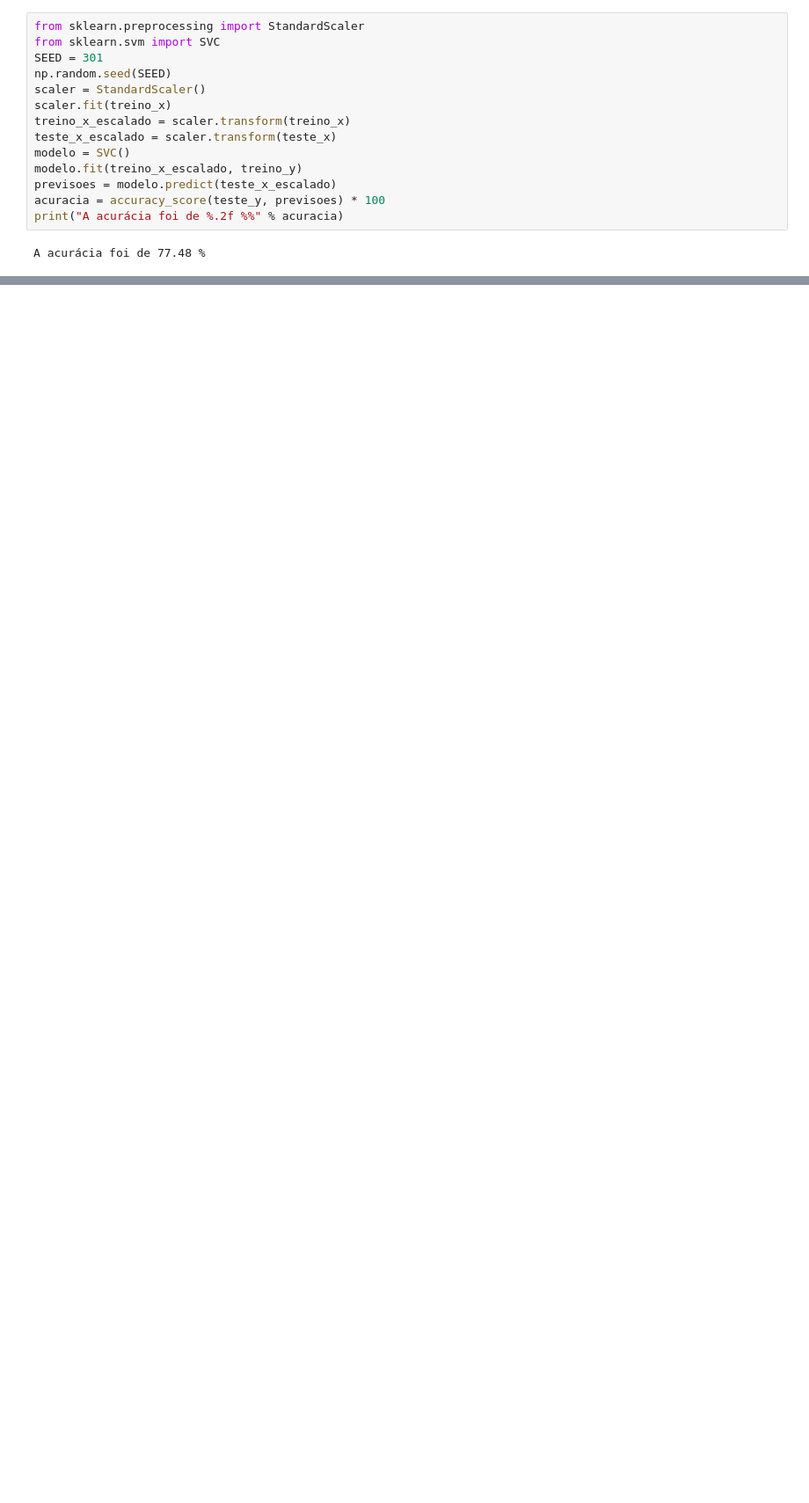
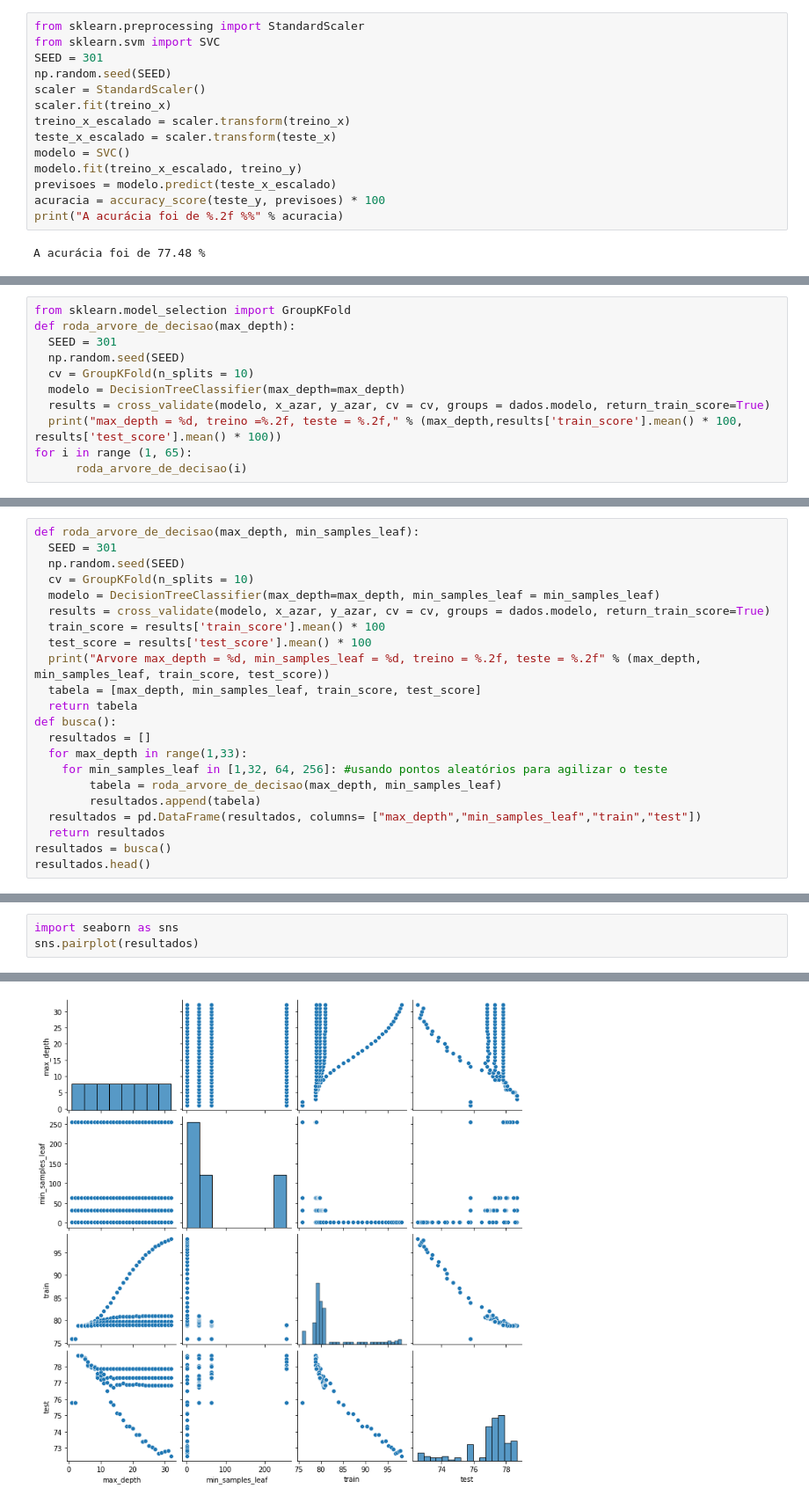
Before and after one commit to lucashamon1/Ciencia-de-Dados, a Jupyter notebook: Introduçao_a_machine_learning_modelo_4.ipynb, the cells around one changed output, grey strips where cells are left out. Shown: that part at 88% size. Cells and saved outputs as stored; diff of their text form; blank space fills up the shorter version.

```diff
--- a/Introduçao_a_machine_learning_modelo_4.ipynb
+++ b/Introduçao_a_machine_learning_modelo_4.ipynb
@@ -439,0 +440,11 @@ A acurácia foi de 77.48 %
+# %%
+from sklearn.model_selection import GroupKFold
+def roda_arvore_de_decisao(max_depth):
+  SEED = 301
+  np.random.seed(SEED)
+  cv = GroupKFold(n_splits = 10)
+  modelo = DecisionTreeClassifier(max_depth=max_depth)
+  results = cross_validate(modelo, x_azar, y_azar, cv = cv, groups = dados.modelo, return_train_score=True)
+  print("max_depth = %d, treino =%.2f, teste = %.2f," % (max_depth,results['train_score'].mean() * 100, results['test_score'].mean() * 100))
+for i in range (1, 65):
+      roda_arvore_de_decisao(i)
@@ -439,0 +473,22 @@ A acurácia foi de 77.48 %
+# %%
+def roda_arvore_de_decisao(max_depth, min_samples_leaf):
+  SEED = 301
+  np.random.seed(SEED)
+  cv = GroupKFold(n_splits = 10)
+  modelo = DecisionTreeClassifier(max_depth=max_depth, min_samples_leaf = min_samples_leaf)
+  results = cross_validate(modelo, x_azar, y_azar, cv = cv, groups = dados.modelo, return_train_score=True)
+  train_score = results['train_score'].mean() * 100
+  test_score = results['test_score'].mean() * 100
+  print("Arvore max_depth = %d, min_samples_leaf = %d, treino = %.2f, teste = %.2f" % (max_depth, min_samples_leaf, train_score, test_score))
+  tabela = [max_depth, min_samples_leaf, train_score, test_score]
+  return tabela
+def busca():
+  resultados = []
+  for max_depth in range(1,33):
+    for min_samples_leaf in [1,32, 64, 256]: #usando pontos aleatórios para agilizar o teste
+        tabela = roda_arvore_de_decisao(max_depth, min_samples_leaf)
+        resultados.append(tabela)
+  resultados = pd.DataFrame(resultados, columns= ["max_depth","min_samples_leaf","train","test"])
+  return resultados
+resultados = busca()
+resultados.head()
@@ -439,0 +536,4 @@ A acurácia foi de 77.48 %
+# %%
+import seaborn as sns
+sns.pairplot(resultados)
+# %% [output]
@@ -439,0 +541 @@ A acurácia foi de 77.48 %
+[figure, added]
```
Also changed, not shown: parts of 40 cells of this notebook.
